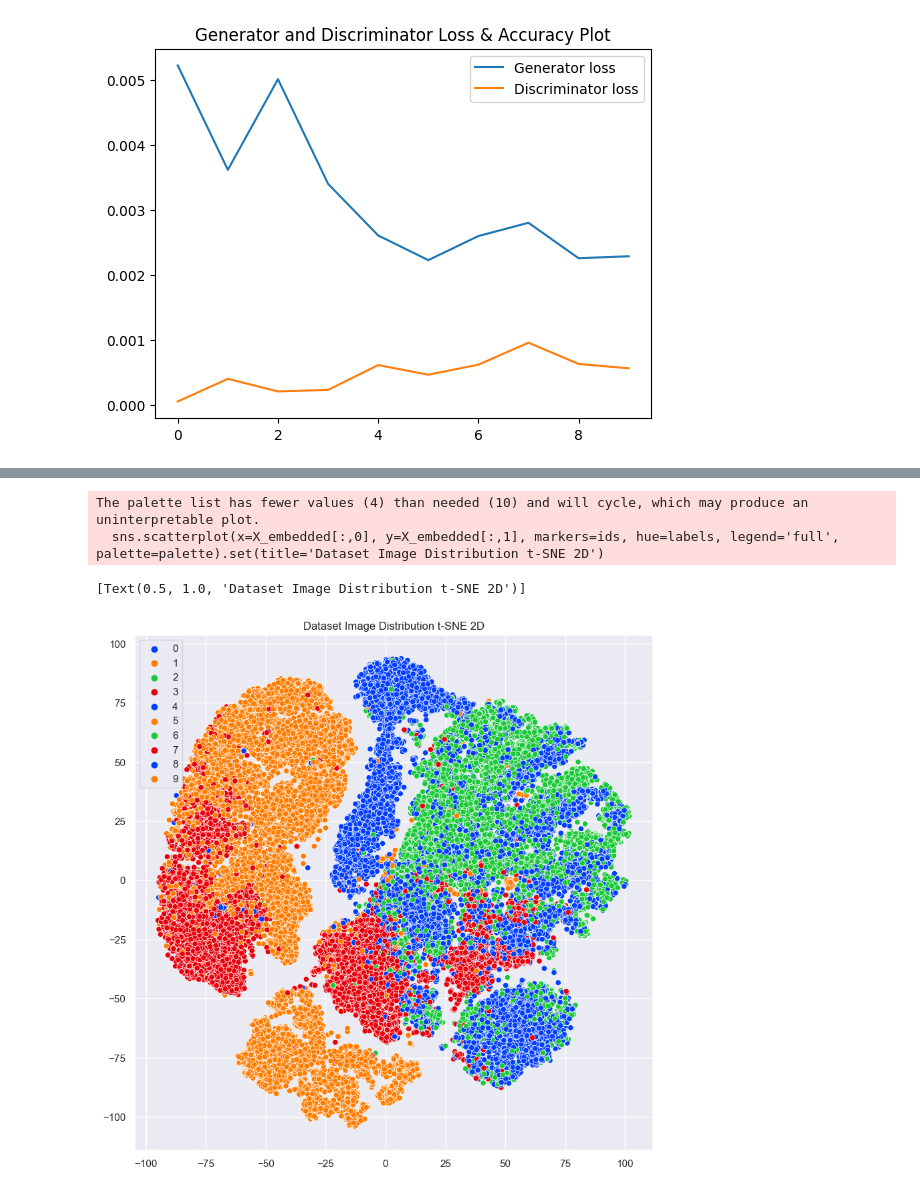
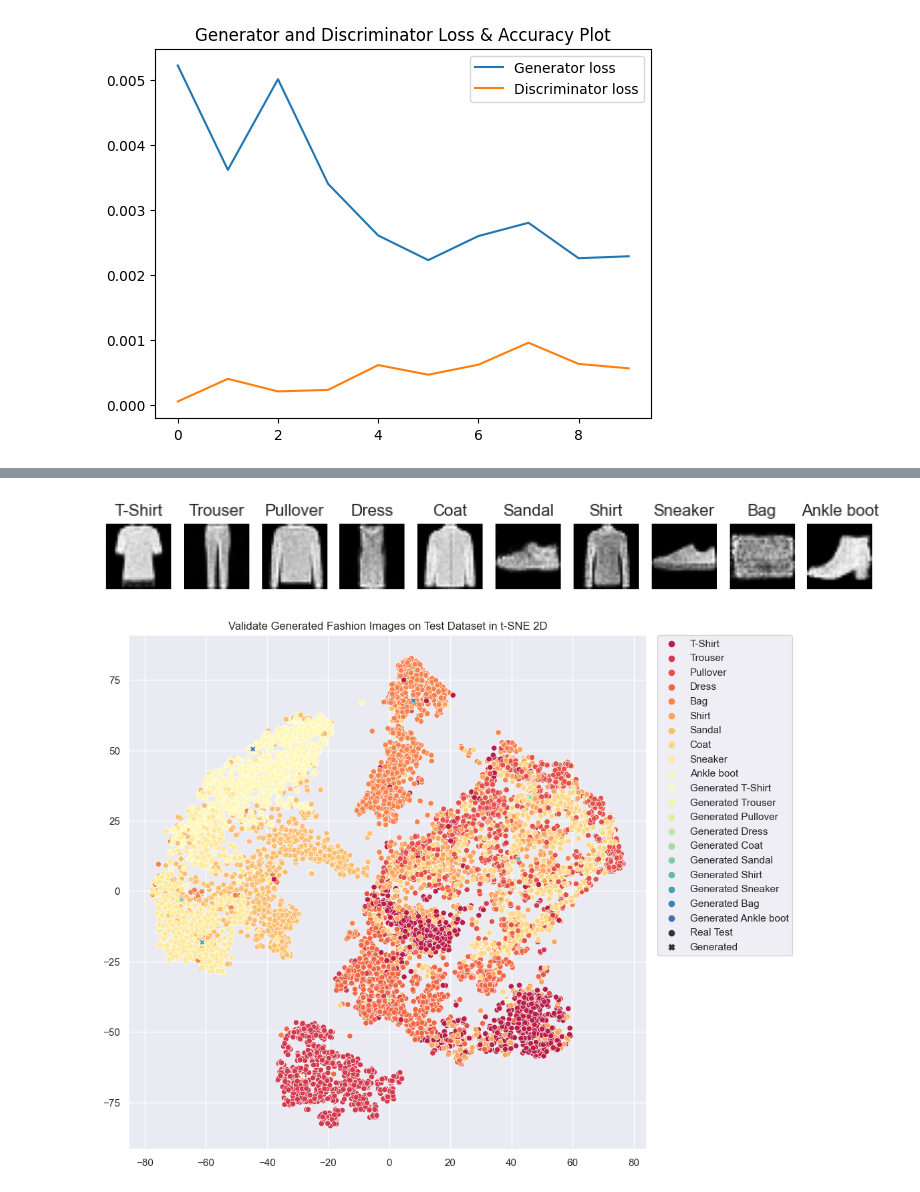
Before and after one commit to zhangwengyu999/Fashion_Image_Generation_Project, a Jupyter notebook: cGAN/cGAN.ipynb, the cells around one changed output, grey strips where cells are left out. Saved outputs shown, nothing was run; the diff lists cells and outputs as text; code cells hidden in the pictures.

```diff
--- a/cGAN/cGAN.ipynb
+++ b/cGAN/cGAN.ipynb
@@ -456,7 +369,37 @@ The palette list has fewer values (4) than needed (10) and will cycle, which may
-# %%
-sns.scatterplot(x=X_embedded[:,0], y=X_embedded[:,1], markers=ids, hue=labels, legend='full', palette=palette).set(title='Dataset Image Distribution t-SNE 2D')
-# %% [output]
-The palette list has fewer values (4) than needed (10) and will cycle, which may produce an uninterpretable plot.
-  sns.scatterplot(x=X_embedded[:,0], y=X_embedded[:,1], markers=ids, hue=labels, legend='full', palette=palette).set(title='Dataset Image Distribution t-SNE 2D')
-[Text(0.5, 1.0, 'Dataset Image Distribution t-SNE 2D')]
-[figure, removed]
+# %%
+# Validate generated images on test dataset in t-SNE 2D
+testlabelMap = ['T-Shirt', 'Trouser', 'Pullover', 'Dress', 'Coat', 'Sandal', 'Shirt', 'Sneaker', 'Bag', 'Ankle boot',
+                'Generated T-Shirt', 'Generated Trouser', 'Generated Pullover', 'Generated Dress', 'Generated Coat', 'Generated Sandal', 'Generated Shirt', 'Generated Sneaker', 'Generated Bag', 'Generated Ankle boot']
+
+sns.set(rc={'figure.figsize':(10,10)})
+palette = sns.color_palette("Spectral", 20)
+
+isTest = ['Real Test' for sample in testSamples]
+
+test = testSamples
+fig, ax = plt.subplots(figsize=(10,10))
+for i in range(10):
+    genImage = generateFromLabel(G, i, 1)
+    genImage = cv2.normalize(src=genImage, dst=None, alpha=0, beta=255, norm_type=cv2.NORM_MINMAX, dtype=cv2.CV_8U)
+
+    plt.subplot(1, 10, i+1)
+    plt.title(labelMap[i])
+    plt.axis('off')
+    plt.imshow(genImage, cmap ='gray')
+
+    genSample = Sample(img=genImage, feat = genImage[:,:,0].reshape(28*28), label=10+i)
+    test = test+[genSample]
+    isTest.append('Generated')
+plt.axis('off')
+plt.show()
+
+featuresTest = np.array([sample.feat for sample in test])
+labelsTest = [testlabelMap[sample.label] for sample in test]
+
+tsne = TSNE()
+XEmbeddedTest = tsne.fit_transform(featuresTest)
+_ = sns.scatterplot(x=XEmbeddedTest[:,0], y=XEmbeddedTest[:,1], hue=labelsTest, style=isTest, legend='full', palette=palette).set(title='Validate Generated Fashion Images on Test Dataset in t-SNE 2D')
+_ = plt.legend(bbox_to_anchor=(1.02, 1), loc='upper left', borderaxespad=0)
+# %% [output]
+[figure, added]
+[figure, added]
```
Also changed, not shown: parts of 12 cells of this notebook, 12 other files.
